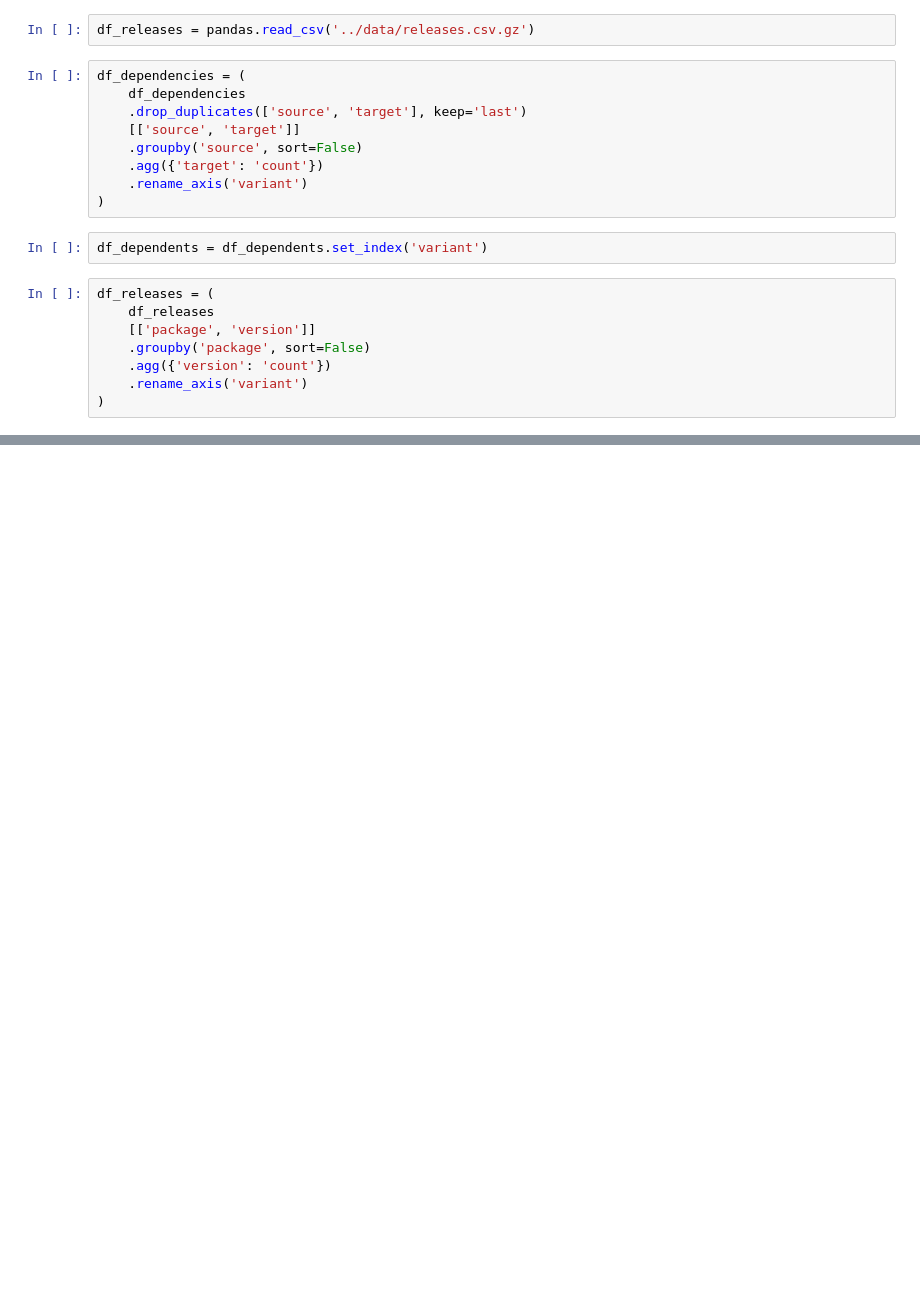
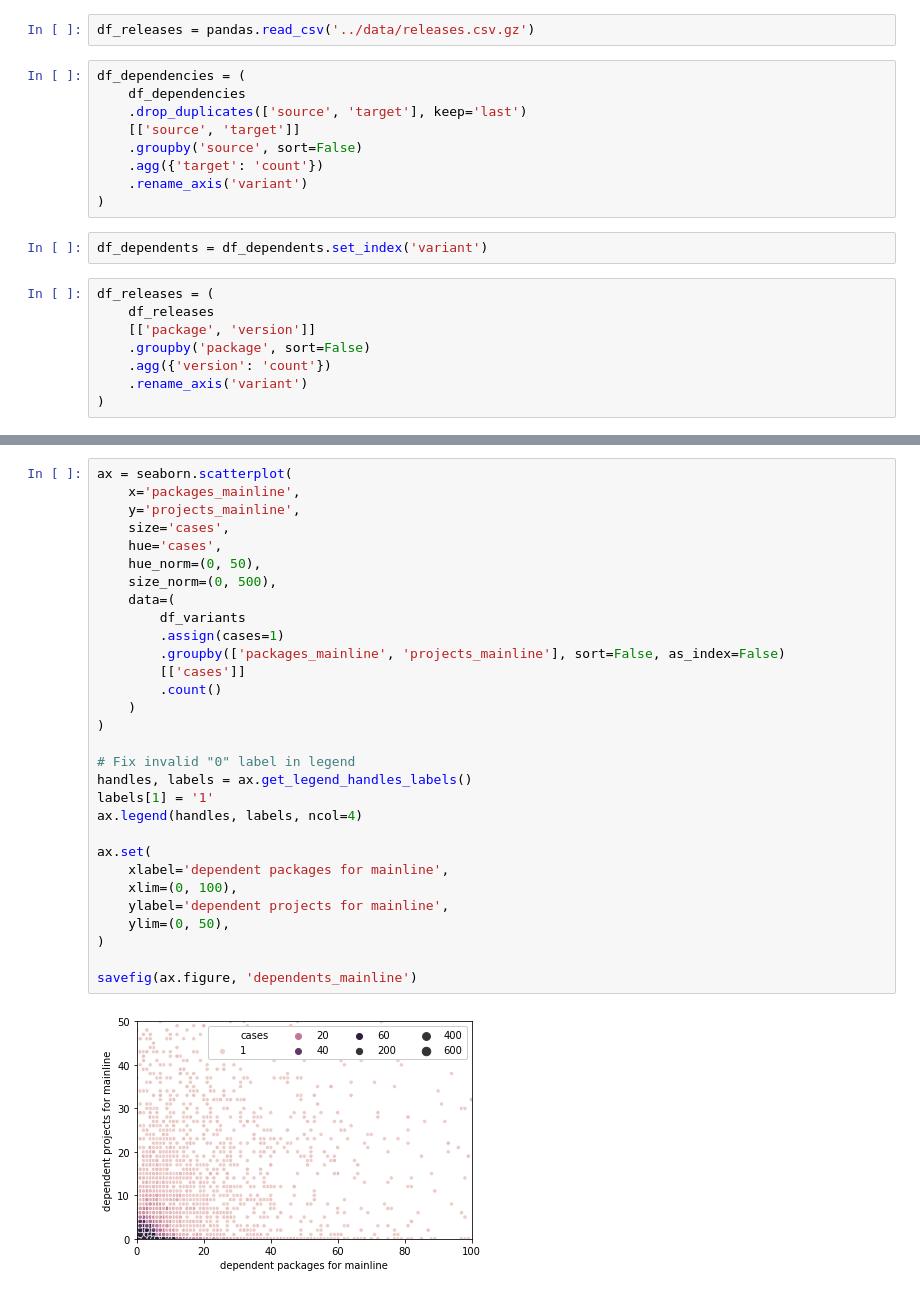
Before and after one commit to AlexandreDecan/secos-variants, a Jupyter notebook: notebooks/Benevol (for John).ipynb, the cells around one changed output, grey strips where cells are left out. Cells and saved outputs as stored; diff of their text form; blank space fills up the shorter version.

```diff
--- a/notebooks/Benevol (for John).ipynb
+++ b/notebooks/Benevol (for John).ipynb
@@ -130,0 +164,32 @@ savefig(ax.figure, 'dependents')
+# %%
+ax = seaborn.scatterplot(
+    x='packages_mainline',
+    y='projects_mainline',
+    size='cases',
+    hue='cases',
+    hue_norm=(0, 50),
+    size_norm=(0, 500),
+    data=(
+        df_variants
+        .assign(cases=1)
+        .groupby(['packages_mainline', 'projects_mainline'], sort=False, as_index=False)
+        [['cases']]
+        .count()
+    )
+)
+
+# Fix invalid "0" label in legend
+handles, labels = ax.get_legend_handles_labels()
+labels[1] = '1'
+ax.legend(handles, labels, ncol=4)
+
+ax.set(
+    xlabel='dependent packages for mainline',
+    xlim=(0, 100),
+    ylabel='dependent projects for mainline',
+    ylim=(0, 50),
+)
+
+savefig(ax.figure, 'dependents_mainline')
+# %% [output]
+[figure, added]
```
Also changed, not shown: parts of 6 cells of this notebook.
